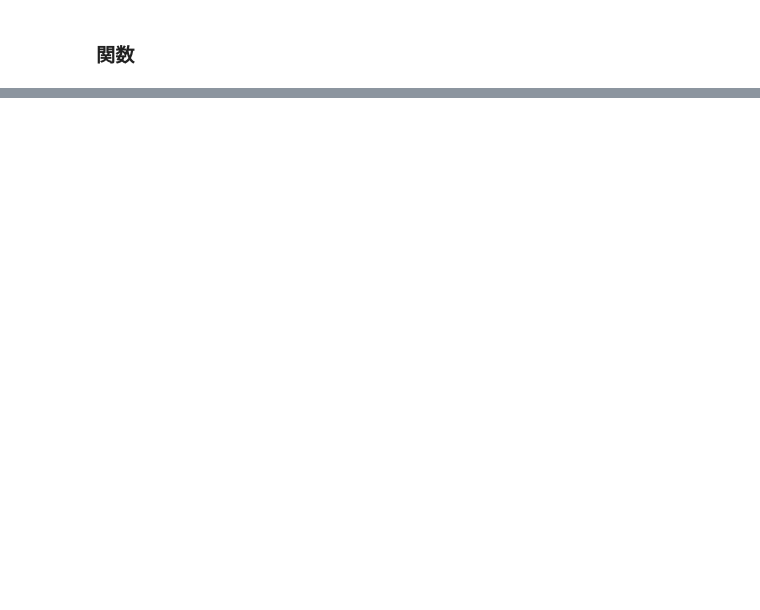
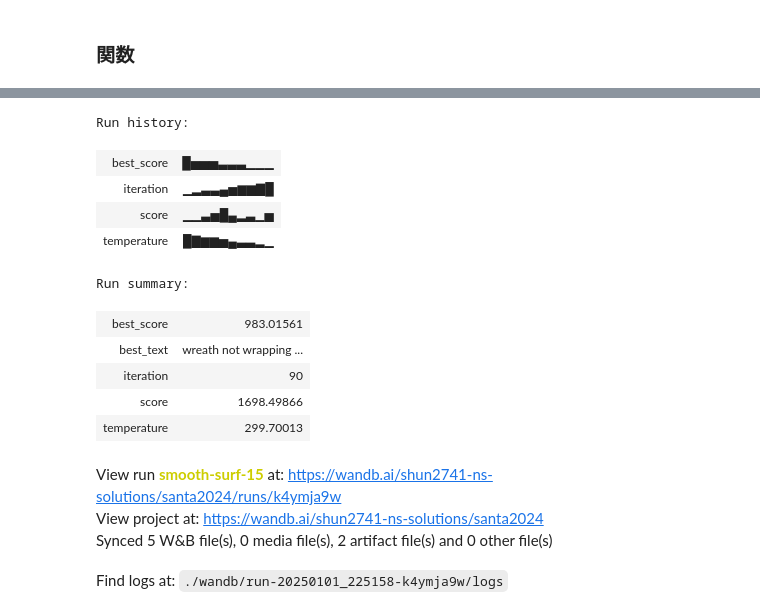
Before and after one commit to shun2741/santa2024, a Jupyter notebook: notebook/ex_014.ipynb, the cells around one changed output, grey strips where cells are left out. Drawn from its saved outputs; the diff is of its cells as text; code cells hidden in the pictures; blank space fills up the shorter version.

Commit message:
[fix]wandbの終了

```diff
--- a/notebook/ex_014.ipynb
+++ b/notebook/ex_014.ipynb
@@ -431,0 +419,3 @@ Best score: 513.9816168847873
+# %%
+wandb.finish()
+# %% [output]
@@ -431,0 +423,15 @@ Best score: 513.9816168847873
+Run history:
+| best_score | █▅▅▅▃▃▃▁▁▁ |
+| iteration | ▁▂▃▃▄▅▆▆▇█ |
+| score | ▁▁▃▅█▄▂▃▁▅ |
+| temperature | █▇▆▆▅▄▃▃▂▁ |
+Run summary:
+| best_score | 983.01561 |
+| best_text | wreath not wrapping ... |
+| iteration | 90 |
+| score | 1698.49866 |
+| temperature | 299.70013 |
+View run smooth-surf-15 at: https://wandb.ai/shun2741-ns-solutions/santa2024/runs/k4ymja9w
+View project at: https://wandb.ai/shun2741-ns-solutions/santa2024
+Synced 5 W&B file(s), 0 media file(s), 2 artifact file(s) and 0 other file(s)
+Find logs at: ./wandb/run-20250101_225158-k4ymja9w/logs
```
Also changed, not shown: parts of 8 cells of this notebook.
